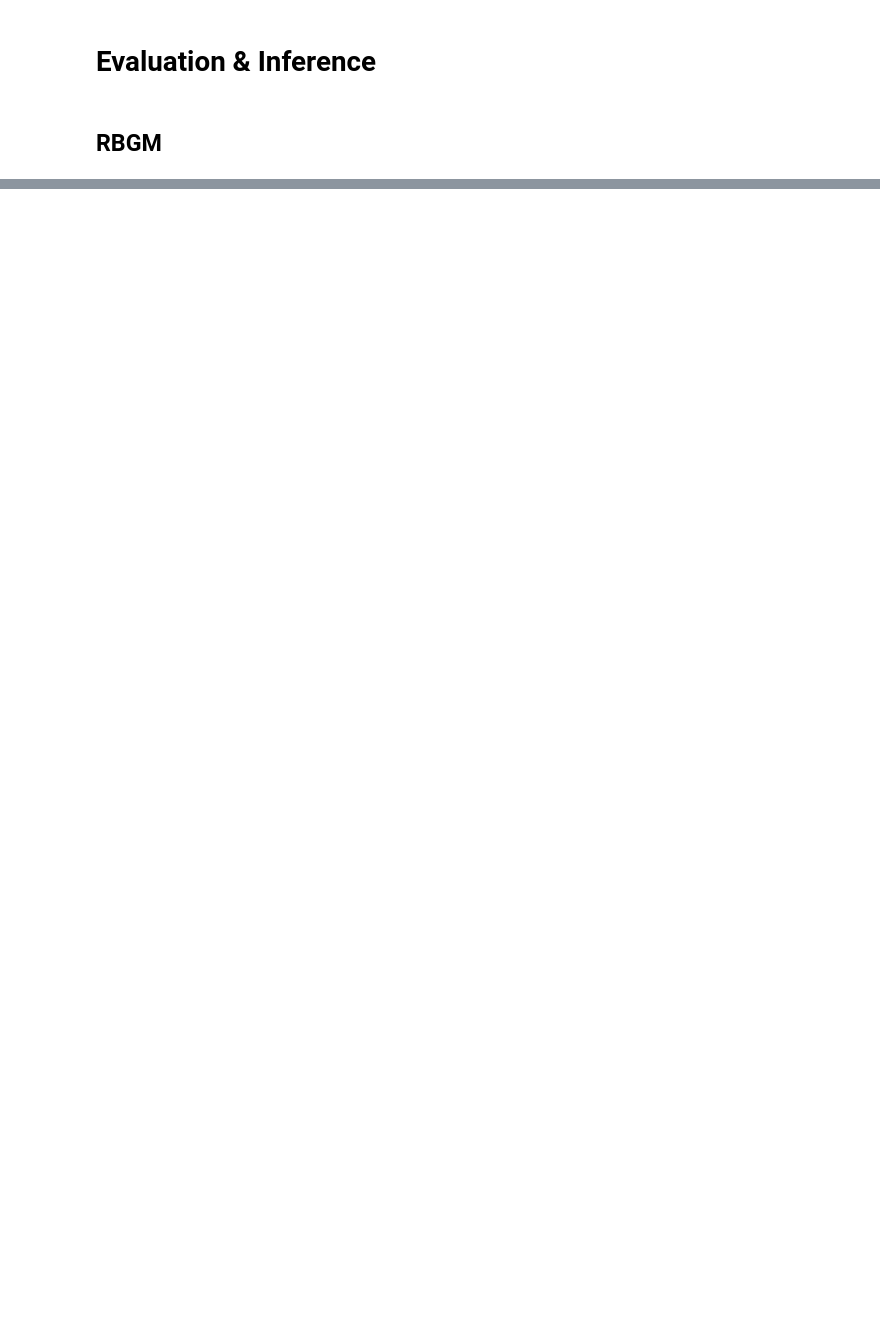
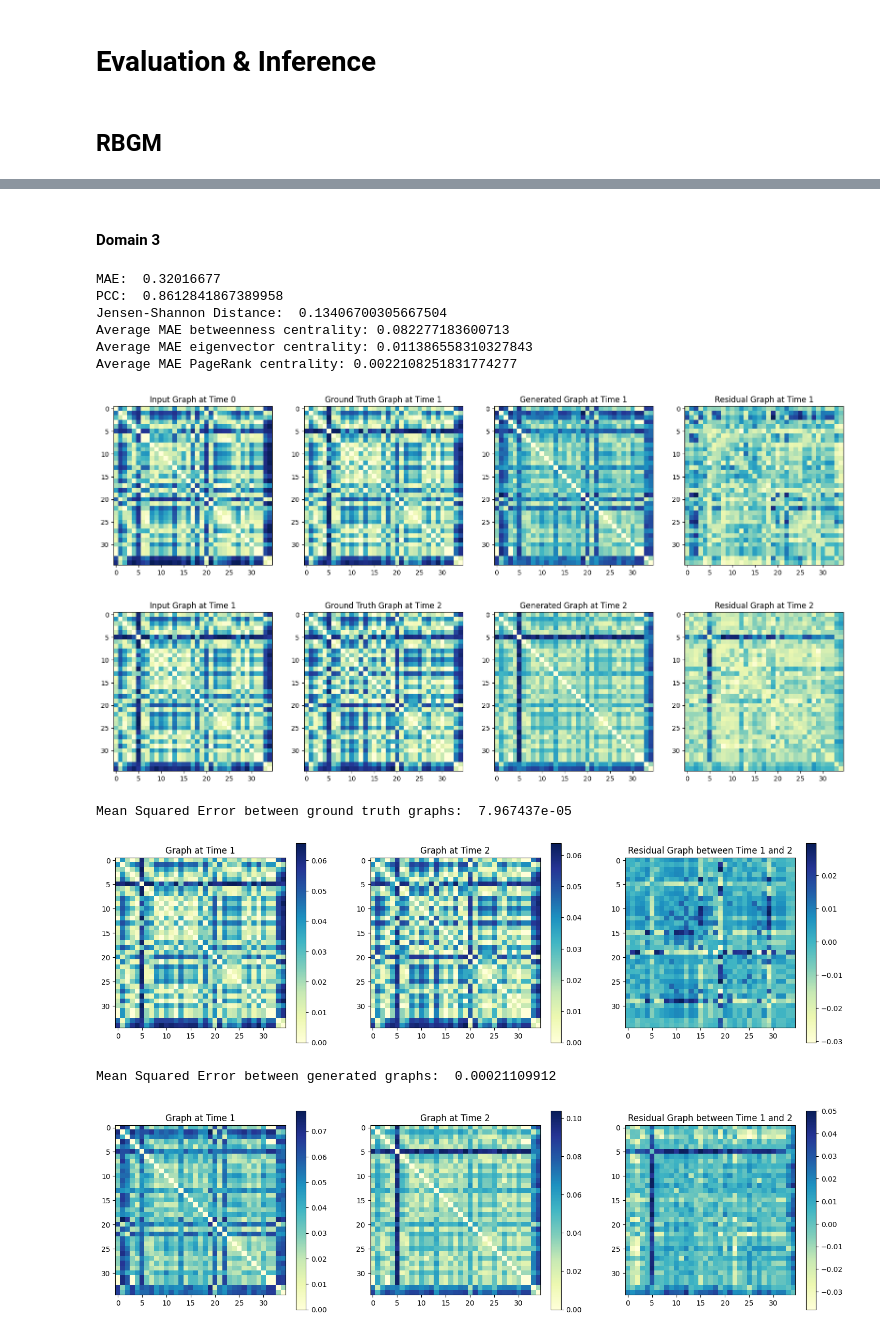
Before and after one commit to GitaAyu06/unifiedbrain, a Jupyter notebook: benchmarking.ipynb, the cells around one changed output, grey strips where cells are left out. Cells and saved outputs as stored; diff of their text form; code cells hidden in the pictures; blank space fills up the shorter version.

```diff
--- a/benchmarking.ipynb
+++ b/benchmarking.ipynb
@@ -843,0 +1969,30 @@ Mean Squared Error between generated graphs:  0.00010951343
+# %% [markdown]
+#### Domain 3
+# %%
+conv_size = adj_train_domain_3.shape[2]
+hidden_size = conv_size*conv_size
+model_1 = RBGM(conv_size, hidden_size).to(device)
+model_2 = RBGM(conv_size, hidden_size).to(device)
+rbgm_simulated_dom3_path = 'models/RBGM/rbgm_simulated_dom3'
+
+# evaluation
+set_seed(42)
+model_1.eval()
+model_2.eval()
+mae_3, pcc_3, js_dis_3, avg_mae_bc_3, avg_mae_ec_3, avg_mae_pc_3 = evaluate_rgbm(model_1, model_2, adj_test_domain_3.to(device))
+
+# inference
+inference_rgbm(model_1, model_2, rbgm_simulated_dom3_path, adj_test_domain_3.to(device), sample_idx)
+# %% [output]
+MAE:  0.32016677
+PCC:  0.8612841867389958
+Jensen-Shannon Distance:  0.13406700305667504
+Average MAE betweenness centrality: 0.082277183600713
+Average MAE eigenvector centrality: 0.011386558310327843
+Average MAE PageRank centrality: 0.0022108251831774277
+[figure, added]
+[figure, added]
+Mean Squared Error between ground truth graphs:  7.967437e-05
+[figure, added]
+Mean Squared Error between generated graphs:  0.00021109912
+[figure, added]
```
Also changed, not shown: parts of 49 cells of this notebook.
